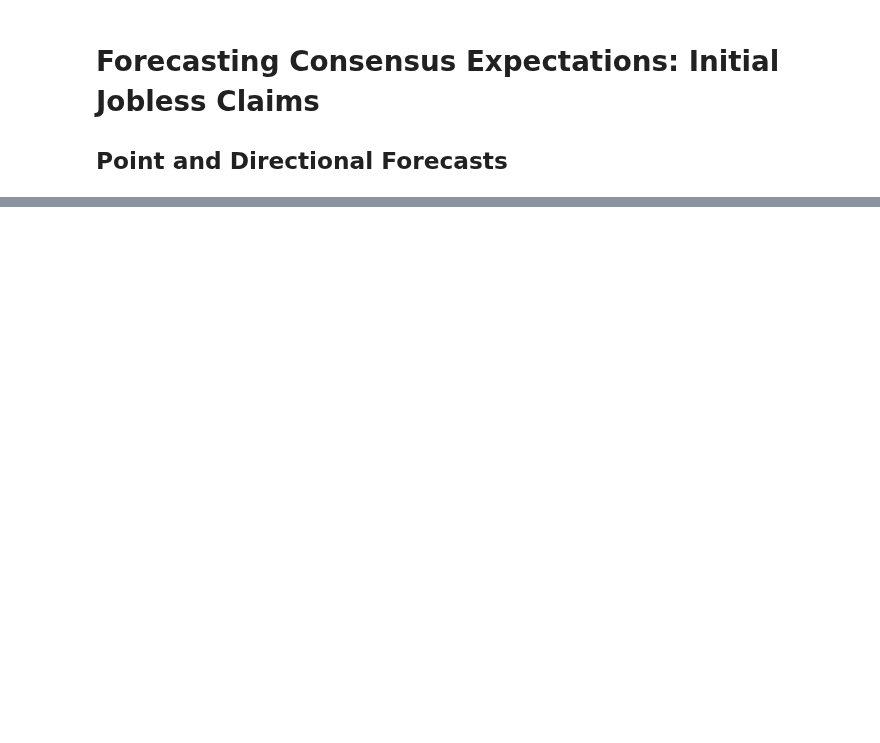
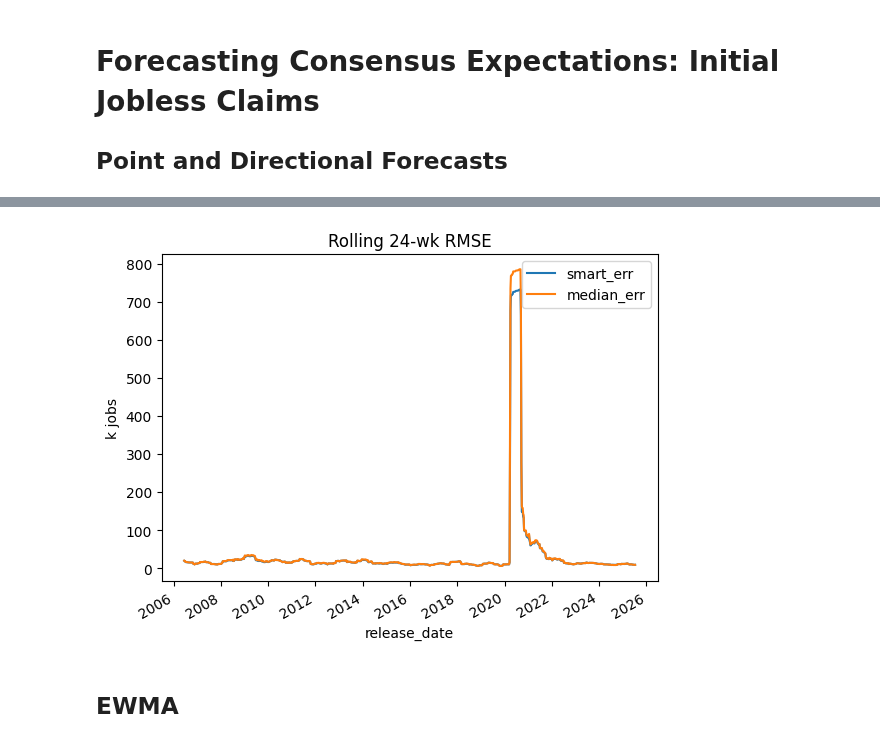
Before and after one commit to nicwjh/nfp-forecasting, a Jupyter notebook: notebooks/ijc_forecast.ipynb, the cells around one changed output, grey strips where cells are left out. Cells and saved outputs as stored; diff of their text form; code cells hidden in the pictures; blank space fills up the shorter version.

Commit message:
IJC forecasts and confidence bands, 7/17

```diff
--- a/notebooks/ijc_forecast.ipynb
+++ b/notebooks/ijc_forecast.ipynb
@@ -270,0 +197,20 @@ print(summary.to_string(index=False, float_format="{:.3f}".format))
+# %%
+# pick one: "smart_err", "median_err", "smart", "median"
+def rolling_rmse(panel, window=24):          # ~24 weeks = 6 months
+    err_s = panel["forecast"] - panel["actual"]  # economist-level
+    # collapse to release-level "smart" vs "median" first
+    rel = panel.groupby("release_date").agg(
+        smart   =("forecast", "mean"),   # or your weighted result
+        median  =("forecast", "median"),
+        actual  =("actual",   "first"))
+    rel["smart_err"]  = rel["smart"]  - rel["actual"]
+    rel["median_err"] = rel["median"] - rel["actual"]
+    r = rel[["smart_err", "median_err"]].rolling(window).apply(
+        lambda x: np.sqrt((x**2).mean()), raw=True)
+    r.plot(title=f"Rolling {window}-wk RMSE", ylabel="k jobs"); plt.show()
+
+rolling_rmse(df_full)
+# %% [output]
+[figure, added]
+# %% [markdown]
+## EWMA
```
Also changed, not shown: parts of 7 cells of this notebook, 8 other files.
